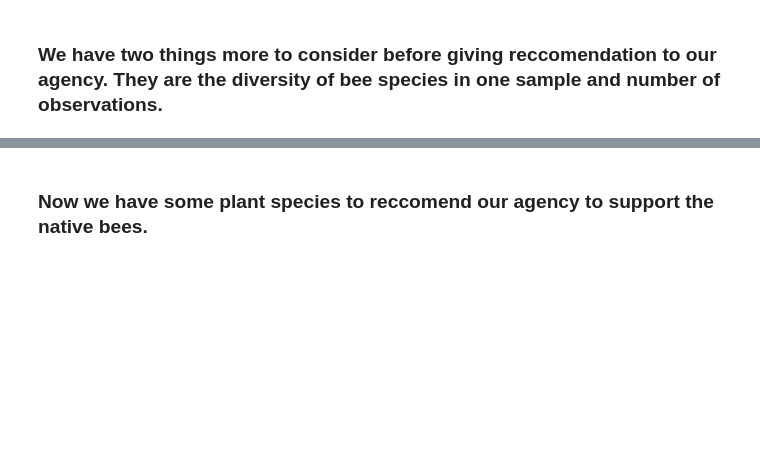
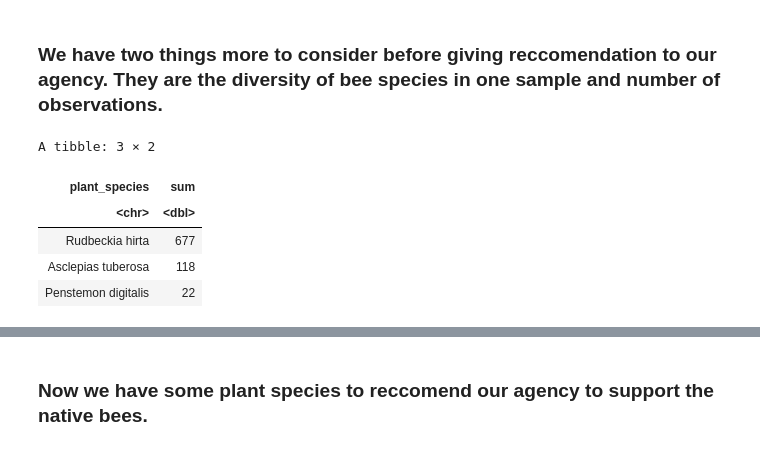
Before and after one commit to sjtae/data_science_project, a Jupyter notebook: project01/R_Projects/Plants_and_Bees.ipynb, the cells around one changed output, grey strips where cells are left out. Cells and saved outputs as stored; diff of their text form; code cells hidden in the pictures; blank space fills up the shorter version.

```diff
--- a/project01/R_Projects/Plants_and_Bees.ipynb
+++ b/project01/R_Projects/Plants_and_Bees.ipynb
@@ -317,5 +294,14 @@ A spec_tbl_df: 58 × 16
 | 17458 | 14 | 07/03/2017 | early.season | C | native | hand netting | Rudbeckia hirta | 1520 | ... |
 # %% [markdown]
 ### We have two things more to consider before giving reccomendation to our agency. They are the diversity of bee species in one sample and number of observations.
+# %%
+top3_plants <- plants %>% group_by(plant_species) %>% summarise(sum = sum(species_num)) %>% arrange(desc(sum)) %>% head(3)
+# %% [output]
+A tibble: 3 × 2
+| plant_species | sum |
+| <chr> | <dbl> |
+| Rudbeckia hirta | 677 |
+| Asclepias tuberosa | 118 |
+| Penstemon digitalis | 22 |
 # %%
 options(repr.plot.width=6.5, repr.plot.height=5)
```
Also changed, not shown: parts of 22 cells of this notebook.
